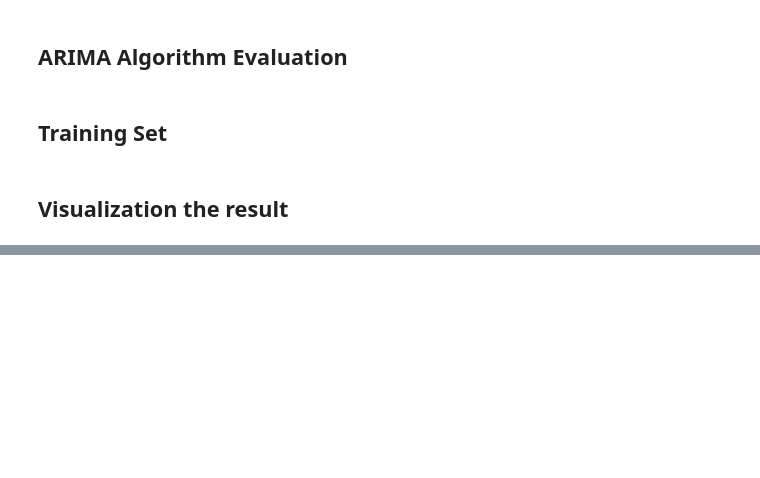
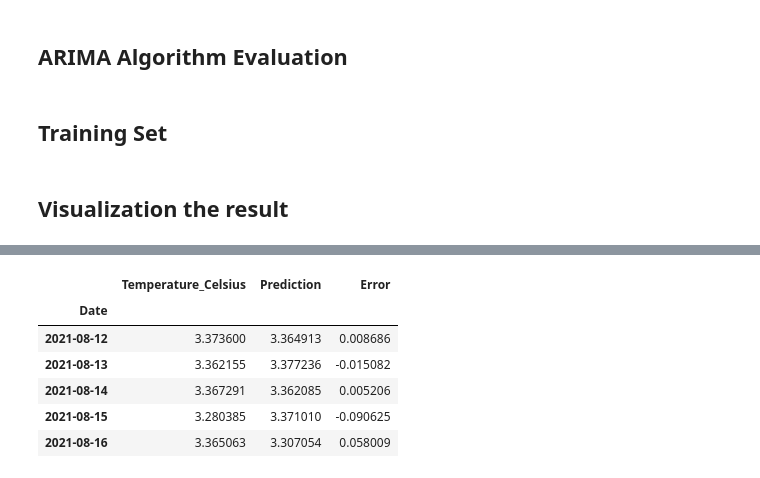
Before and after one commit to Galaxy092/Samsung-Innovation-Campus-Big-Data-Capstone-Project, a Jupyter notebook: Machine Learning.ipynb, the cells around one changed output, grey strips where cells are left out. Cells and saved outputs as stored; diff of their text form; code cells hidden in the pictures; blank space fills up the shorter version.

```diff
--- a/Machine Learning.ipynb
+++ b/Machine Learning.ipynb
@@ -172,0 +180,22 @@ plt.show()
+# %%
+#Apply SARIMA Algorithm
+
+def sarima_model(training_set, test_set, params):
+    '''
+    Params: it's a tuple where you put together the following SARIMA parameters: ((pdq), (PDQS), trend)
+    '''
+    history = [x for x in training_set.values]
+    prediction = list()
+
+    # Using the SARIMA parameters and fitting the data
+    pdq, PDQS, trend = params
+
+    #Forecasting one period ahead in the validation set
+    for week in range(len(test_set)):
+        model = sm.tsa.statespace.SARIMAX(history, order=pdq, seasonal_order=PDQS, trend=trend)
+        result = model.fit(disp=False)
+        yhat = result.predict(start=len(history), end=len(history))
+        prediction.append(yhat[0])
+        history.append(test_set[week])
+
+    return prediction
@@ -172,0 +224,12 @@ plt.show()
+# %%
+# Creating the error column
+test_set['Error'] = test_set['Temperature_Celsius'] - test_set['Prediction']
+test_set.head()
+# %% [output]
+|  | Temperature_Celsius | Prediction | Error |
+| Date |  |  |  |
+| 2021-08-12 | 3.373600 | 3.364913 | 0.008686 |
+| 2021-08-13 | 3.362155 | 3.377236 | -0.015082 |
+| 2021-08-14 | 3.367291 | 3.362085 | 0.005206 |
+| 2021-08-15 | 3.280385 | 3.371010 | -0.090625 |
+| 2021-08-16 | 3.365063 | 3.307054 | 0.058009 |
```
Also changed, not shown: parts of 19 cells of this notebook, 6 other files.
